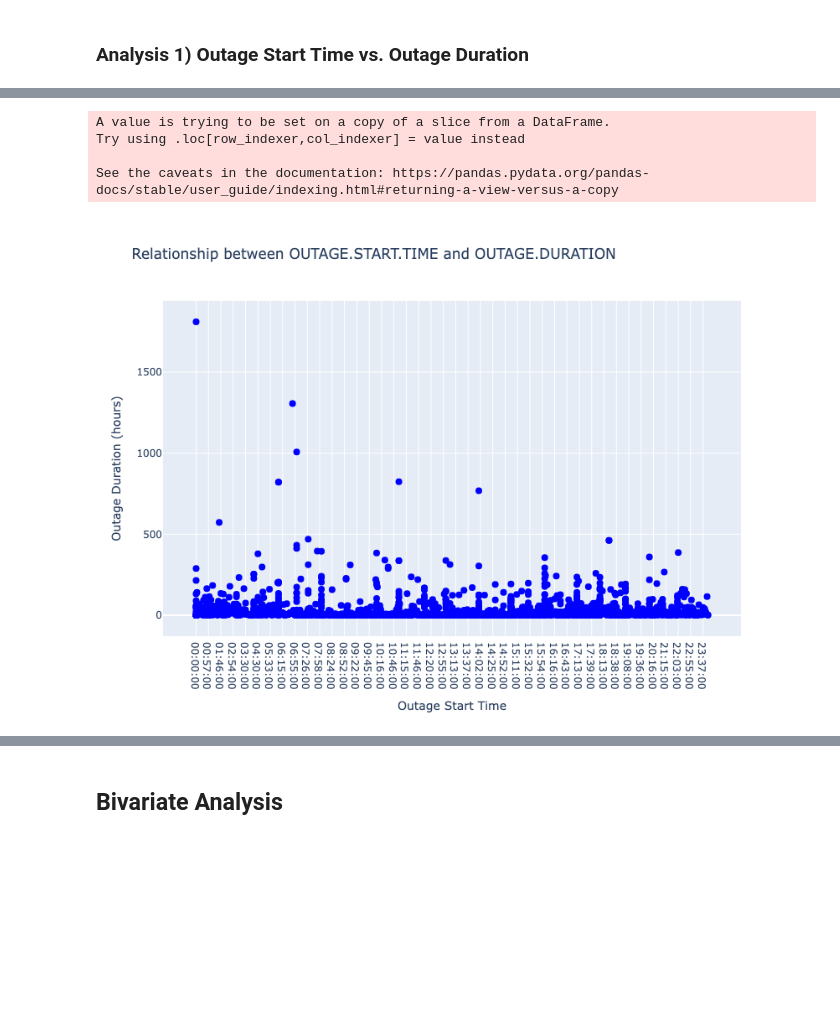
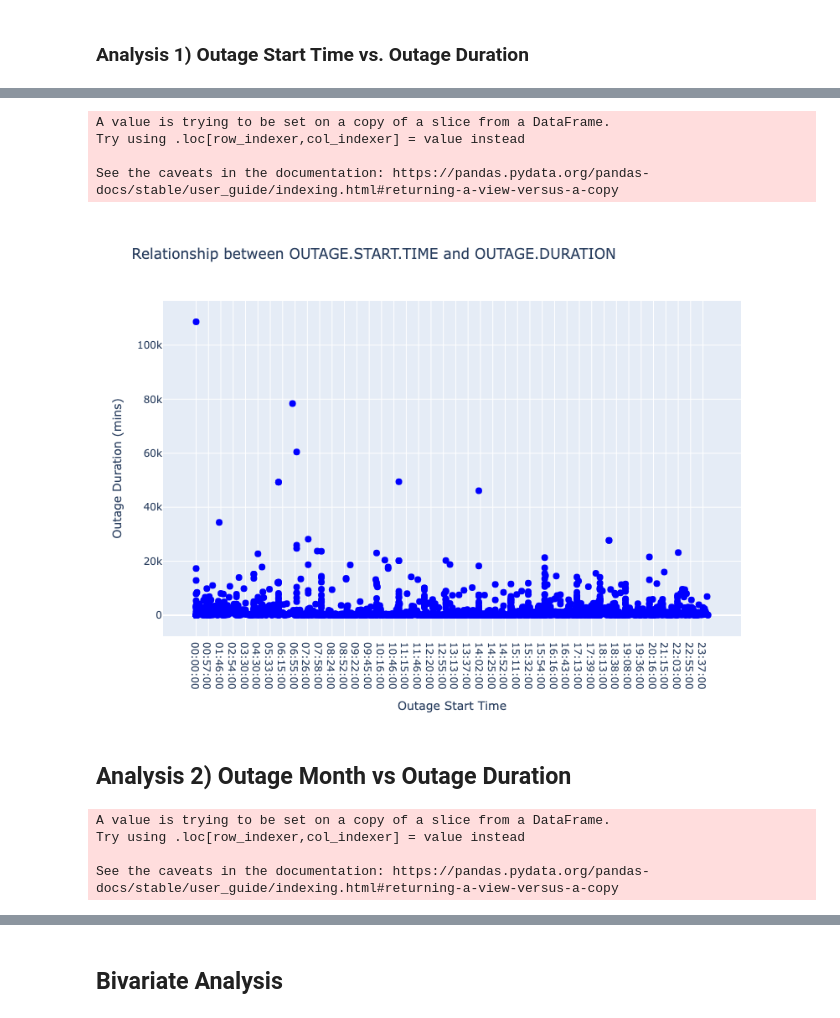
Before and after one commit to djlisbonne/power_outage_analysis, a Jupyter notebook: portfolio.ipynb, the cells around one changed output, grey strips where cells are left out. Cells and saved outputs as stored; diff of their text form; code cells hidden in the pictures; blank space fills up the shorter version.

```diff
--- a/portfolio.ipynb
+++ b/portfolio.ipynb
@@ -37,8 +48,26 @@ def import_data():
     df = df.drop(0)
 
     return units, df
+# %%
+def clean_impute(df):
+    df_cleaned = df.copy()
+    # Impute missing values for numerical features
+    numerical_columns = df_cleaned.select_dtypes(include=['float64', 'int64']).columns
+    df_cleaned[numerical_columns] = df_cleaned[numerical_columns].fillna(df_cleaned[numerical_columns].mean())
+
+    # Impute missing values for categorical features
+    categorical_columns = df_cleaned.select_dtypes(include=['object']).columns
+    df_cleaned[categorical_columns] = df_cleaned[categorical_columns].fillna(df_cleaned[categorical_columns].mode().iloc[0])
+
+    # Check if there are any missing values left
+    # print("\nMissing values after cleaning:")
+    # print(df_cleaned.isnull().sum())
+
+    return df_cleaned
 # %%
 units, df = import_data()
+# %%
+df = clean_impute(df)
 # %%
 df
 # %% [output]
@@ -57 +86,6 @@ df
 1534 rows × 57 columns
+# %%
+columns_of_interest = ['MONTH', 'U.S._STATE', 'ANOMALY.LEVEL', 'CLIMATE.CATEGORY', 'OUTAGE.START.TIME', 'OUTAGE.START.DATE',
+                       'OUTAGE.DURATION', 'CAUSE.CATEGORY', 'CUSTOMERS.AFFECTED']
+# %%
+df_interest = df[columns_of_interest]
@@ -95,34 +125,44 @@ Name: OUTAGE.START.TIME, Length: 1534, dtype: object
 # %%
-df_extracted = df[['OUTAGE.START.TIME', 'OUTAGE.DURATION']]
-df_extracted['OUTAGE.DURATION'] = df_extracted['OUTAGE.DURATION'] / 60
+df_extracted = df_interest[['OUTAGE.START.TIME', 'OUTAGE.DURATION']]
+df_extracted['OUTAGE.DURATION'] = df_extracted['OUTAGE.DURATION']
 df_sorted = df_extracted.sort_values(by='OUTAGE.START.TIME')
 
 fig = go.Figure()
 
 # Add scatter plot to the figure
 fig.add_trace(go.Scatter(
     x=df_sorted['OUTAGE.START.TIME'],
     y=df_sorted['OUTAGE.DURATION'],
     mode='markers',
     marker=dict(color='blue', size=8),
     name='Power Outages'
 ))
 
 # Add titles and labels
 fig.update_layout(
     title='Relationship between OUTAGE.START.TIME and OUTAGE.DURATION',
     xaxis_title='Outage Start Time',
-    yaxis_title='Outage Duration (hours)',
+    yaxis_title='Outage Duration (mins)',
     template='plotly',
     height=600,
     width=800
 )
 
 # Show the interactive plot
 fig.show()
 # %% [output]
 A value is trying to be set on a copy of a slice from a DataFrame.
 Try using .loc[row_indexer,col_indexer] = value instead
 
 See the caveats in the documentation: https://pandas.pydata.org/pandas-docs/stable/user_guide/indexing.html#returning-a-view-versus-a-copy
-[figure, old version]
+[figure, new version]
+# %% [markdown]
+## Analysis 2) Outage Month vs Outage Duration
+# %%
+df2 = df_interest[['OUTAGE.START.DATE', 'OUTAGE.DURATION']]
+df2['OUTAGE.MONTH'] = pd.to_datetime(df2['OUTAGE.START.DATE']).dt.month
+# %% [output]
+A value is trying to be set on a copy of a slice from a DataFrame.
+Try using .loc[row_indexer,col_indexer] = value instead
+
+See the caveats in the documentation: https://pandas.pydata.org/pandas-docs/stable/user_guide/indexing.html#returning-a-view-versus-a-copy
```
Also changed, not shown: parts of 19 cells of this notebook, 1 other file.
